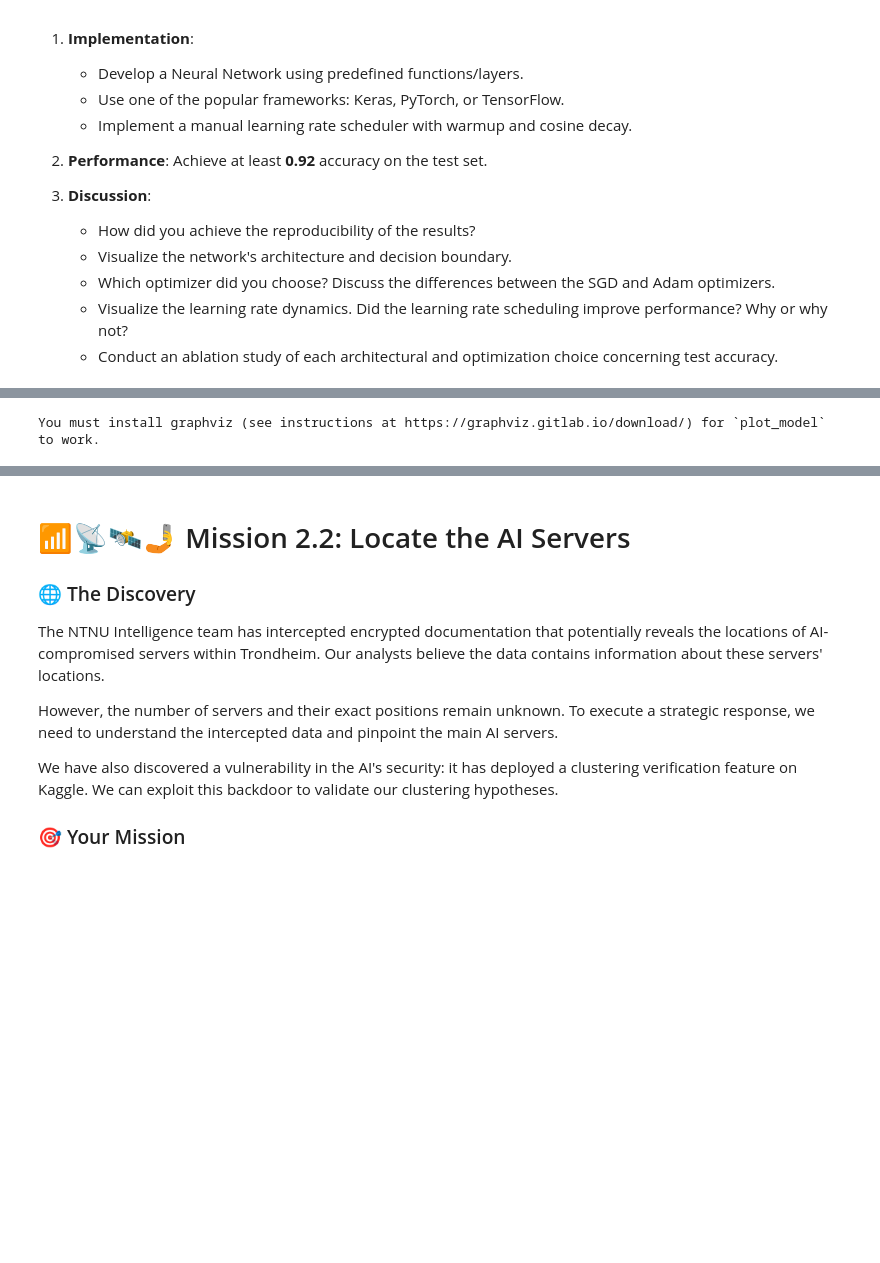
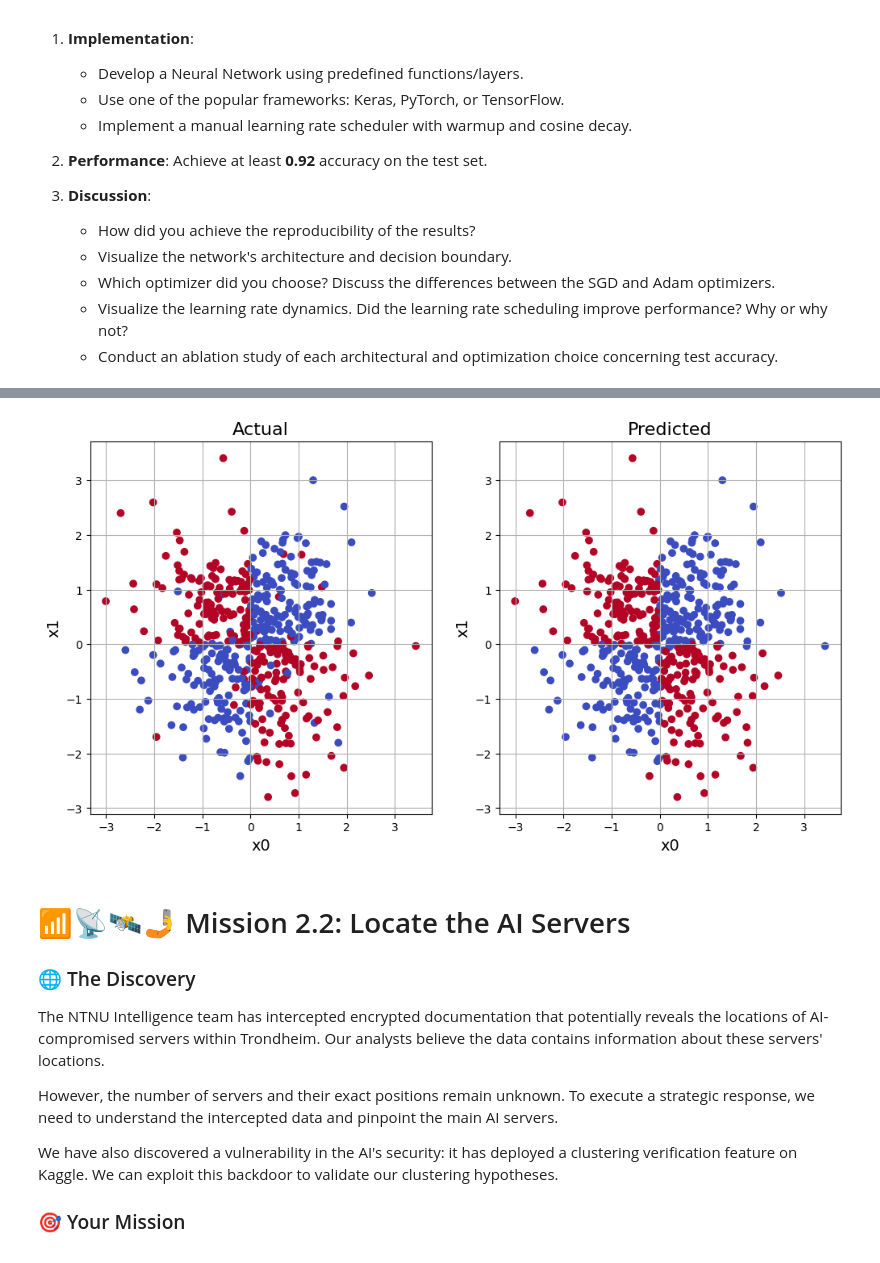
Before and after one commit to aOlsvik/tdt4172-intro-ml, a Jupyter notebook: Assignment2/Chapter_2.ipynb, the cells around one changed output, grey strips where cells are left out. Cells and saved outputs as stored; diff of their text form; code cells hidden in the pictures; blank space fills up the shorter version.

```diff
--- a/Assignment2/Chapter_2.ipynb
+++ b/Assignment2/Chapter_2.ipynb
@@ -189,20 +193,0 @@ plt.grid(True)
-# %%
-scheduler = LearningRateScheduler(cosine_scheduler)
-
-history = model.fit(X_train, y_train, epochs=epochs, batch_size=128, validation_data=(X_val, y_val), verbose=0, callbacks=[scheduler])
-
-results = model.evaluate(X_test, y_test, verbose=0)
-loss, accuracy = results
-
-print("Test Loss: ", round(loss, 4))
-print("Test Accuracy: ", round(accuracy, 10))
-
-plt.figure(figsize=(6, 4))
-plt.plot(history.history['loss'], label='train loss')
-plt.plot(history.history['val_loss'], label='val loss')
-plt.plot(history.history['accuracy'], label='train accuracy')
-plt.grid(True)
-plt.xlabel('Epoch', fontsize=14)
-plt.ylabel('Loss', fontsize=14)
-plt.title('Training Metrics', fontsize=16)
-plt.legend()
@@ -214,6 +194,21 @@ Test Accuracy:  0.8939999938
-# %%
-from tensorflow.keras.utils import plot_model
-
-plot_model(model, to_file='xor.png', show_shapes=True)
-# %% [output]
-You must install graphviz (see instructions at https://graphviz.gitlab.io/download/) for `plot_model` to work.
+# %%
+predictions = model.predict(X_test)
+predictions = (predictions > 0.5).astype(int)
+
+plt.figure(figsize=(12, 6))
+plt.subplot(1, 2, 1)
+plt.scatter(X_test['x0'], X_test['x1'], c=y_test, cmap='coolwarm')
+plt.grid(True)
+plt.xlabel('x0', fontsize=14)
+plt.ylabel('x1', fontsize=14)
+plt.title('Actual', fontsize=16)
+
+plt.subplot(1, 2, 2)
+plt.scatter(X_test['x0'], X_test['x1'], c=predictions, cmap='coolwarm')
+plt.grid(True)
+plt.xlabel('x0', fontsize=14)
+plt.ylabel('x1', fontsize=14)
+plt.title('Predicted', fontsize=16)
+
+plt.show()
+# %% [output]
@@ -220,3 +216,4 @@ You must install graphviz (see instructions at https://graphviz.gitlab.io/downlo
+[figure, added]
 # %% [markdown]
 # 📶📡🛰️🤳 Mission 2.2: Locate the AI Servers
 
```
Also changed, not shown: parts of 12 cells of this notebook.
